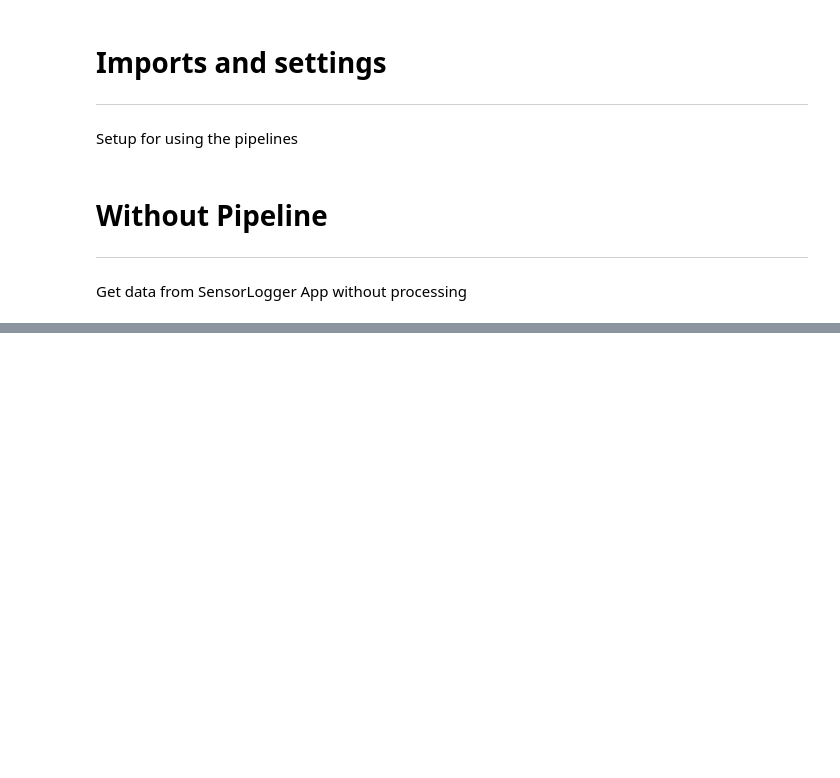
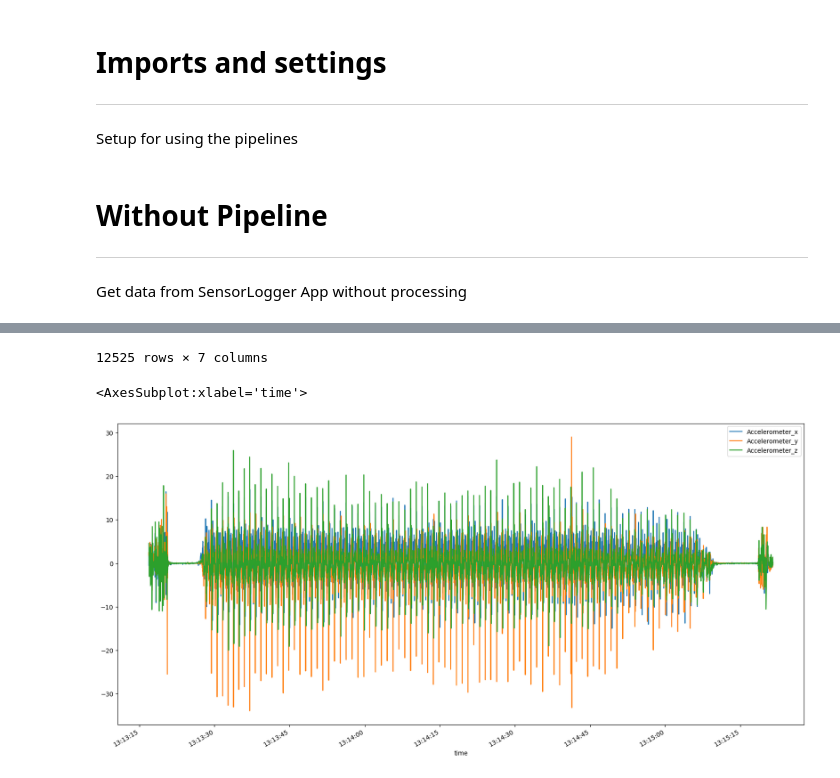
Before and after one commit to Sensor-Based-Activity-Recognition/pipelines, a Jupyter notebook: exporter.ipynb, the cells around one changed output, grey strips where cells are left out. Drawn from its saved outputs; the diff is of its cells as text; code cells hidden in the pictures; blank space fills up the shorter version.

```diff
--- a/exporter.ipynb
+++ b/exporter.ipynb
@@ -9,7 +9,7 @@ from utils import manager
 ---
 Get data from SensorLogger App without processing
 # %%
-path = "../data/"
+path = "/Users/gabriel.torres/Library/CloudStorage/OneDrive-FHNW/CDL1 Sensor Data/Messungen"
 pipeline = None
 resample_freq_hz = 100
 origin = "SensorLogger"
@@ -38,0 +54,8 @@ shape: (289038, 7)
+# %%
+import polars as pl
+
+obs = data.filter(pl.col("id") == "02_iPhone13ProMax-2023-02-24_13-13-16").sort("time").to_pandas()
+display(obs)
+
+obs.plot(x="time", y=["Accelerometer_x", "Accelerometer_y", "Accelerometer_z"], figsize=(20, 10))
+# %% [output]
@@ -38,0 +74,3 @@ shape: (289038, 7)
+12525 rows × 7 columns
+<AxesSubplot:xlabel='time'>
+[figure, added]
```
Also changed, not shown: parts of 4 cells of this notebook, 1 other file.
